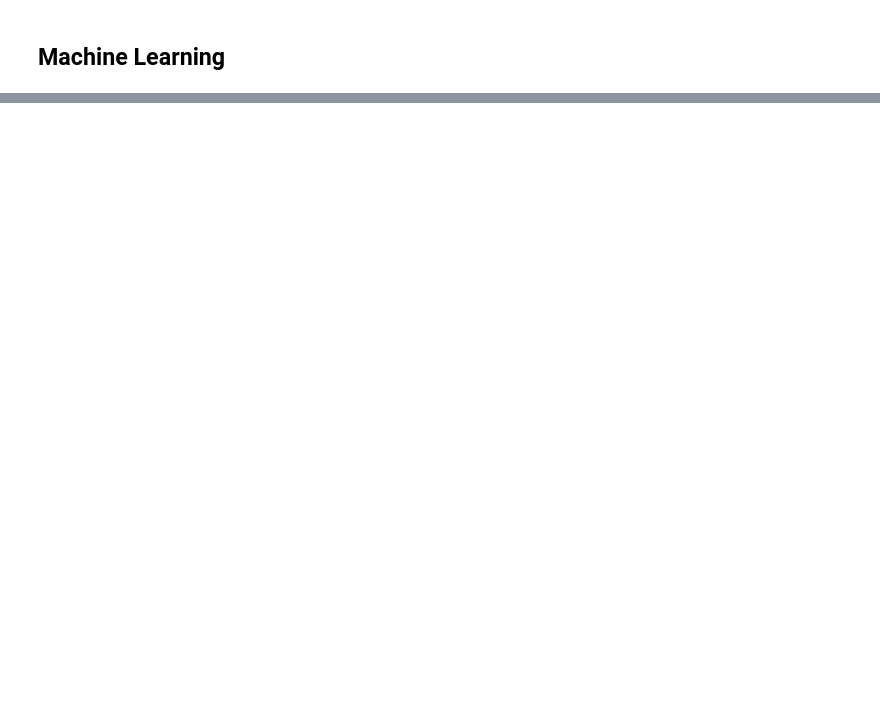
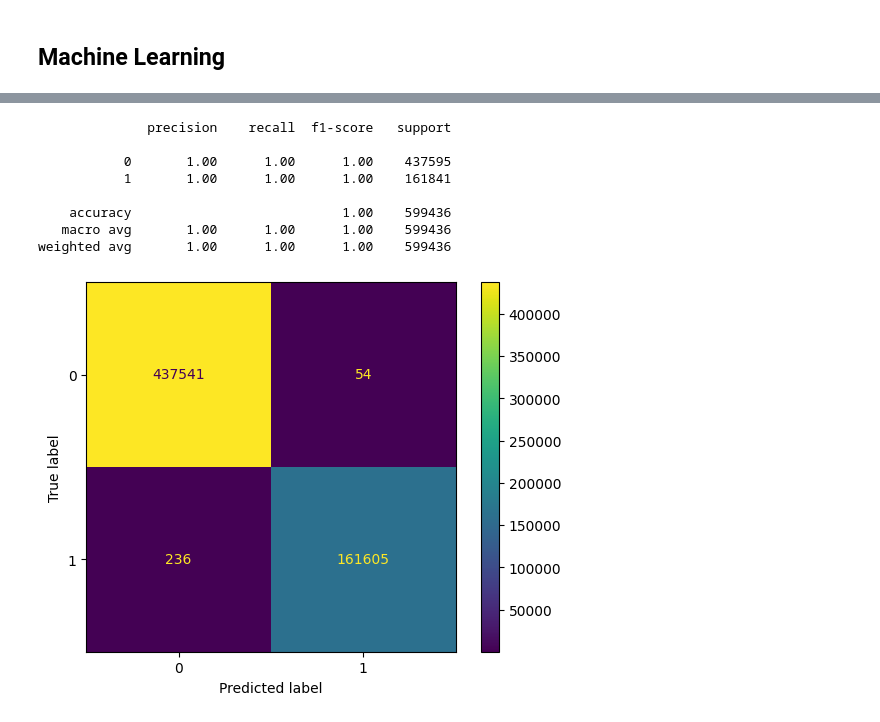
Before and after one commit to ODAncona/DetectSleepStates, a Jupyter notebook: 5_model.ipynb, the cells around one changed output, grey strips where cells are left out. Drawn from its saved outputs; the diff is of its cells as text; code cells hidden in the pictures; blank space fills up the shorter version.

```diff
--- a/5_model.ipynb
+++ b/5_model.ipynb
@@ -22,0 +34,6 @@ X2 = df2[list(set(df2.columns) - set(ID_COLUMNS))]
+# %%
+y = subset['state']
+onset = subset['onset']
+wakeup = subset['wakeup']
+groups = subset['series_id']
+X = subset.drop(columns=['state','onset','wakeup','step','series_id'])
@@ -23,3 +49,2 @@ X2 = df2[list(set(df2.columns) - set(ID_COLUMNS))]
 # %%
-from sklearn.model_selection import train_test_split
-X_train, X_test, y_train, y_test = train_test_split(X, y, test_size=0.2, random_state=42)
+X_train, X_test, y_train, y_test = train_test_split(X, y, test_size=0.2, random_state=42,shuffle=True)
@@ -40,0 +73,17 @@ accuracy_score(y2, y_pred)
+# %%
+cm = confusion_matrix(y_test, y_pred)
+disp = ConfusionMatrixDisplay(confusion_matrix=cm, display_labels=clf.classes_)
+disp.plot()
+
+from sklearn.metrics import classification_report
+print(classification_report(y_test, y_pred))
+# %% [output]
+              precision    recall  f1-score   support
+
+           0       1.00      1.00      1.00    437595
+           1       1.00      1.00      1.00    161841
+
+    accuracy                           1.00    599436
+   macro avg       1.00      1.00      1.00    599436
+weighted avg       1.00      1.00      1.00    599436
+[figure, added]
```
Also changed, not shown: parts of 33 cells of this notebook, 1 other file.
